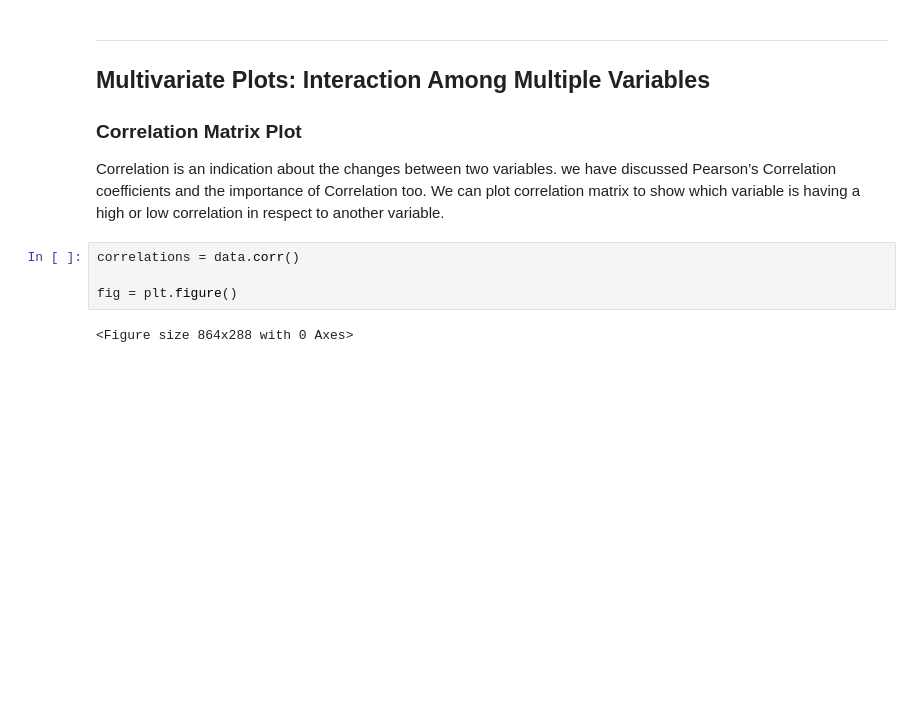
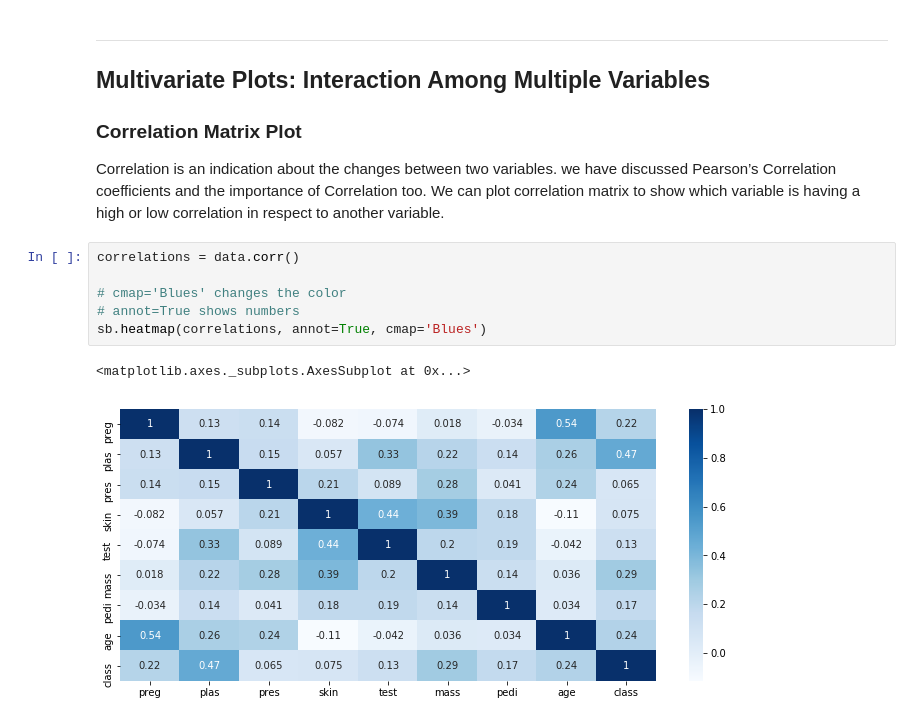
Before and after one commit to SamLevinSE/preparing_data_ML, a Jupyter notebook: understanding_data_statistics&visualisation.ipynb, the cells around one changed output. Saved outputs shown, nothing was run; the diff lists cells and outputs as text; blank space fills up the shorter version.

```diff
--- a/understanding_data_statistics&visualisation.ipynb
+++ b/understanding_data_statistics&visualisation.ipynb
@@ -161,9 +162,12 @@ plt.show()
 ## Multivariate Plots: Interaction Among Multiple Variables
 ### Correlation Matrix Plot
 Correlation is an indication about the changes between two variables. we have discussed Pearson’s Correlation coefficients and the importance of Correlation too. We can plot correlation matrix to show which variable is having a high or low correlation in respect to another variable.
-# %%
-correlations = data.corr()
-
-fig = plt.figure()
-# %% [output]
-<Figure size 864x288 with 0 Axes>
+# %%
+correlations = data.corr()
+
+# cmap='Blues' changes the color
+# annot=True shows numbers
+sb.heatmap(correlations, annot=True, cmap='Blues')
+# %% [output]
+<matplotlib.axes._subplots.AxesSubplot at 0x...>
+[figure, added]
```
Also changed, not shown: parts of 11 cells of this notebook.
